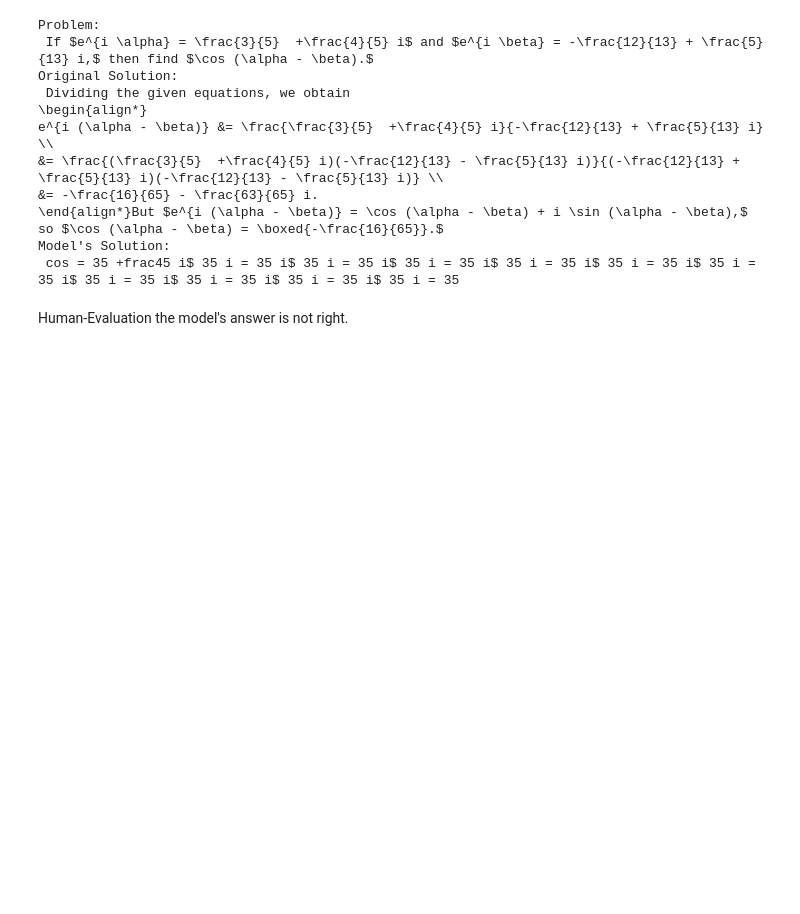
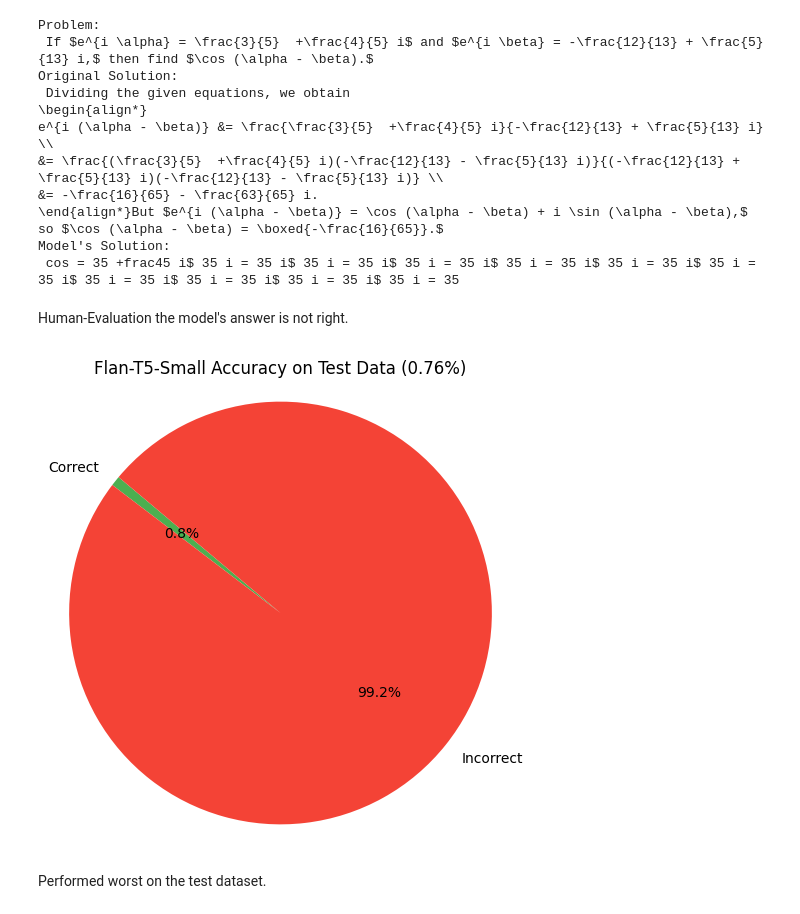
Before and after one commit to ShriAmogh/GoogleFlantT5_small_Fine-tuning, a Jupyter notebook: testing_base_model.ipynb, the cells around one changed output. Cells and saved outputs as stored; diff of their text form; code cells hidden in the pictures; blank space fills up the shorter version.

Commit message:
visualized results

```diff
--- a/testing_base_model.ipynb
+++ b/testing_base_model.ipynb
@@ -121,3 +126,37 @@ Model's Solution:
  cos = 35 +frac45 i$ 35 i = 35 i$ 35 i = 35 i$ 35 i = 35 i$ 35 i = 35 i$ 35 i = 35 i$ 35 i = 35 i$ 35 i = 35 i$ 35 i = 35 i$ 35 i = 35 i$ 35 i = 35
 # %% [markdown]
 Human-Evaluation the model's answer is not right.
+# %%
+#on gm8k dataset
+import joblib
+
+X_train, X_test, y_train, y_test = joblib.load("split_data.joblib")
+# %%
+
+def generate_answer(question, max_tokens=128):
+    input_ids = tokenizer(question, return_tensors="pt", truncation=True, padding=True).input_ids
+    output_ids = model.generate(input_ids, max_length=max_tokens)
+    return tokenizer.decode(output_ids[0], skip_special_tokens=True)
+
+predictions = [generate_answer(q) for q in X_test]
+# %%
+
+correct = sum(str(pred).strip() == str(true).strip() for pred, true in zip(predictions, y_test))
+incorrect = len(y_test) - correct
+accuracy = correct / len(y_test)
+# %%
+import matplotlib.pyplot as plt
+
+labels = ['Correct', 'Incorrect']
+sizes = [correct, incorrect]
+colors = ['#4CAF50', '#F44336']
+
+plt.figure(figsize=(6, 6))
+plt.pie(sizes, labels=labels, colors=colors, autopct='%1.1f%%', startangle=140)
+plt.title(f"Flan-T5-Small Accuracy on Test Data ({accuracy:.2%})")
+plt.axis('equal')
+plt.show()
+# %% [output]
+[figure, added]
+# %% [markdown]
+Performed worst on the test dataset.
```
Also changed, not shown: parts of 1 cell of this notebook.
